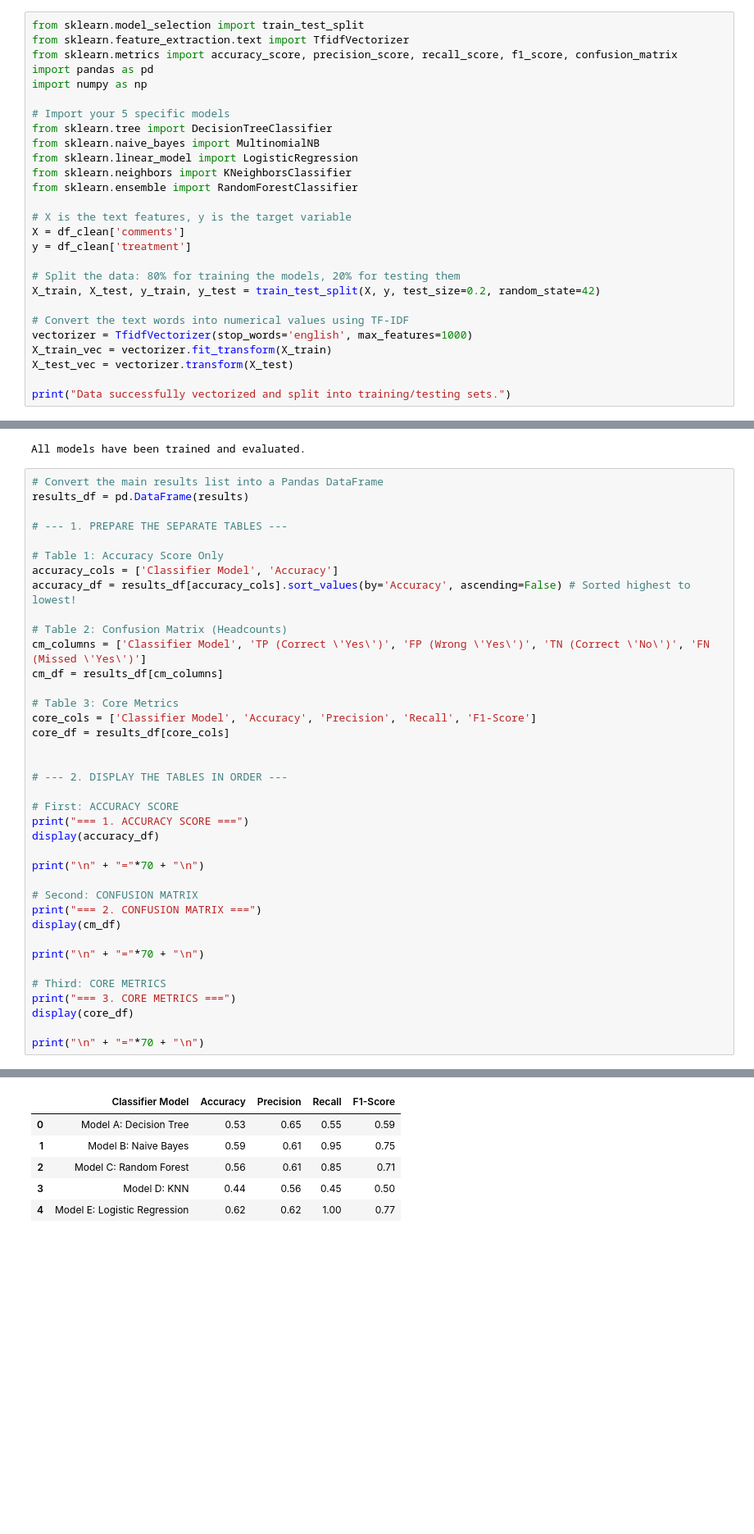
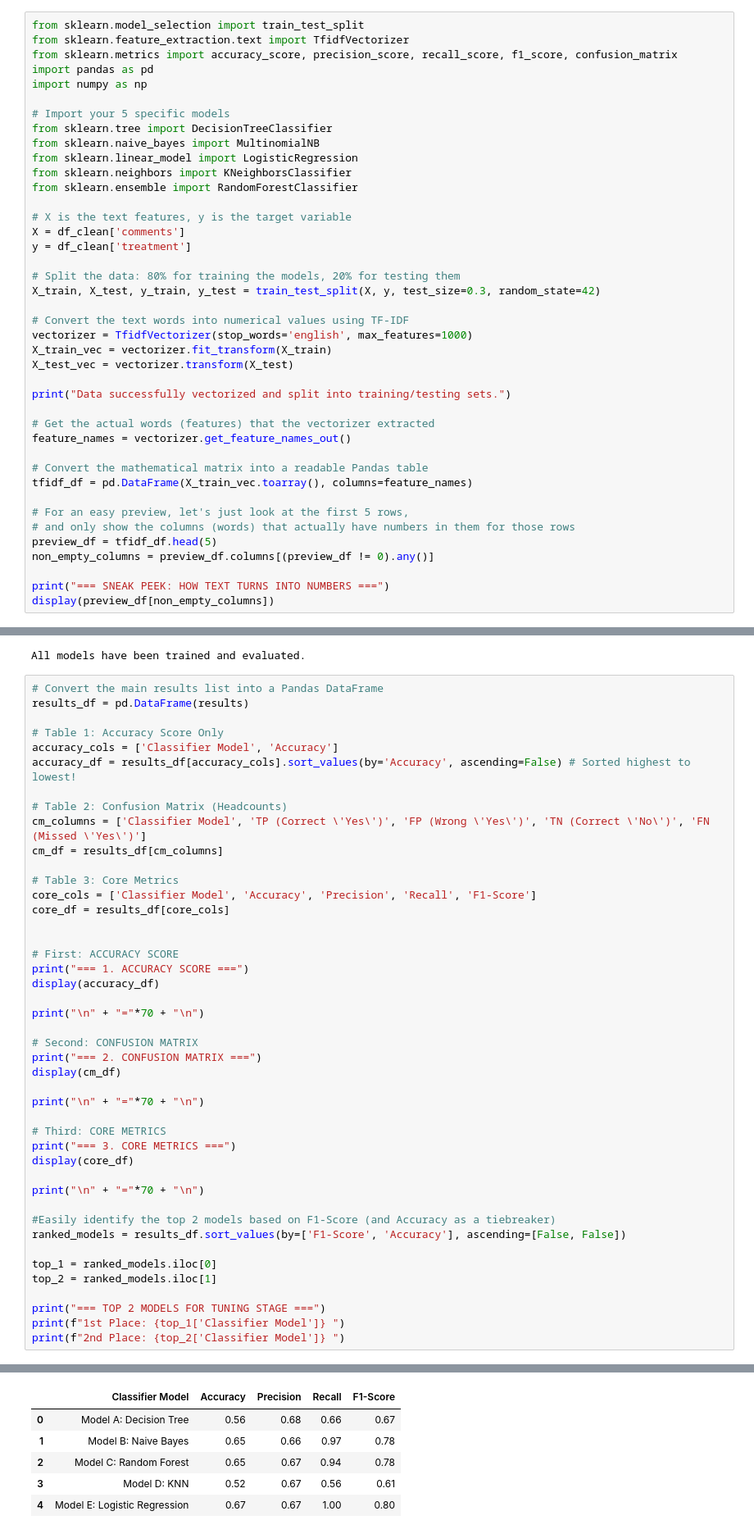
Before and after one commit to hennacafe/MentalhealthSurvey, a Jupyter notebook: MentalHealthSurvey.ipynb, the cells around one changed output, grey strips where cells are left out. Shown at 82% size. Cells and saved outputs as stored; diff of their text form; blank space fills up the shorter version.

Commit message:
"Updated the tables need to shown"

```diff
--- a/MentalHealthSurvey.ipynb
+++ b/MentalHealthSurvey.ipynb
@@ -147,7 +147,7 @@ X = df_clean['comments']
 y = df_clean['treatment']
 
 # Split the data: 80% for training the models, 20% for testing them
-X_train, X_test, y_train, y_test = train_test_split(X, y, test_size=0.2, random_state=42)
+X_train, X_test, y_train, y_test = train_test_split(X, y, test_size=0.3, random_state=42)
 
 # Convert the text words into numerical values using TF-IDF
 vectorizer = TfidfVectorizer(stop_words='english', max_features=1000)
@@ -155,5 +155,19 @@ X_train_vec = vectorizer.fit_transform(X_train)
 X_test_vec = vectorizer.transform(X_test)
 
 print("Data successfully vectorized and split into training/testing sets.")
+
+# Get the actual words (features) that the vectorizer extracted
+feature_names = vectorizer.get_feature_names_out()
+
+# Convert the mathematical matrix into a readable Pandas table
+tfidf_df = pd.DataFrame(X_train_vec.toarray(), columns=feature_names)
+
+# For an easy preview, let's just look at the first 5 rows,
+# and only show the columns (words) that actually have numbers in them for those rows
+preview_df = tfidf_df.head(5)
+non_empty_columns = preview_df.columns[(preview_df != 0).any()]
+
+print("=== SNEAK PEEK: HOW TEXT TURNS INTO NUMBERS ===")
+display(preview_df[non_empty_columns])
 # %% [output]
 Data successfully vectorized and split into training/testing sets.
@@ -210,8 +232,6 @@ All models have been trained and evaluated.
 # %%
 # Convert the main results list into a Pandas DataFrame
 results_df = pd.DataFrame(results)
-
-# --- 1. PREPARE THE SEPARATE TABLES ---
 
 # Table 1: Accuracy Score Only
 accuracy_cols = ['Classifier Model', 'Accuracy']
@@ -225,8 +245,6 @@ cm_df = results_df[cm_columns]
 core_cols = ['Classifier Model', 'Accuracy', 'Precision', 'Recall', 'F1-Score']
 core_df = results_df[core_cols]
 
-
-# --- 2. DISPLAY THE TABLES IN ORDER ---
 
 # First: ACCURACY SCORE
 print("=== 1. ACCURACY SCORE ===")
@@ -245,6 +263,16 @@ print("=== 3. CORE METRICS ===")
 display(core_df)
 
 print("\n" + "="*70 + "\n")
+
+#Easily identify the top 2 models based on F1-Score (and Accuracy as a tiebreaker)
+ranked_models = results_df.sort_values(by=['F1-Score', 'Accuracy'], ascending=[False, False])
+
+top_1 = ranked_models.iloc[0]
+top_2 = ranked_models.iloc[1]
+
+print("=== TOP 2 MODELS FOR TUNING STAGE ===")
+print(f"1st Place: {top_1['Classifier Model']} ")
+print(f"2nd Place: {top_2['Classifier Model']} ")
 # %% [output]
 === 1. ACCURACY SCORE ===
 |  | Classifier Model | Accuracy |
@@ -265,10 +293,10 @@ print("\n" + "="*70 + "\n")
 ======================================================================
 
 === 3. CORE METRICS ===
 |  | Classifier Model | Accuracy | Precision | Recall | F1-Score |
-| 0 | Model A: Decision Tree | 0.53 | 0.65 | 0.55 | 0.59 |
-| 1 | Model B: Naive Bayes | 0.59 | 0.61 | 0.95 | 0.75 |
-| 2 | Model C: Random Forest | 0.56 | 0.61 | 0.85 | 0.71 |
-| 3 | Model D: KNN | 0.44 | 0.56 | 0.45 | 0.50 |
-| 4 | Model E: Logistic Regression | 0.62 | 0.62 | 1.00 | 0.77 |
+| 0 | Model A: Decision Tree | 0.56 | 0.68 | 0.66 | 0.67 |
+| 1 | Model B: Naive Bayes | 0.65 | 0.66 | 0.97 | 0.78 |
+| 2 | Model C: Random Forest | 0.65 | 0.67 | 0.94 | 0.78 |
+| 3 | Model D: KNN | 0.52 | 0.67 | 0.56 | 0.61 |
+| 4 | Model E: Logistic Regression | 0.67 | 0.67 | 1.00 | 0.80 |
 ======================================================================
```
Also changed, not shown: parts of 2 cells of this notebook.
